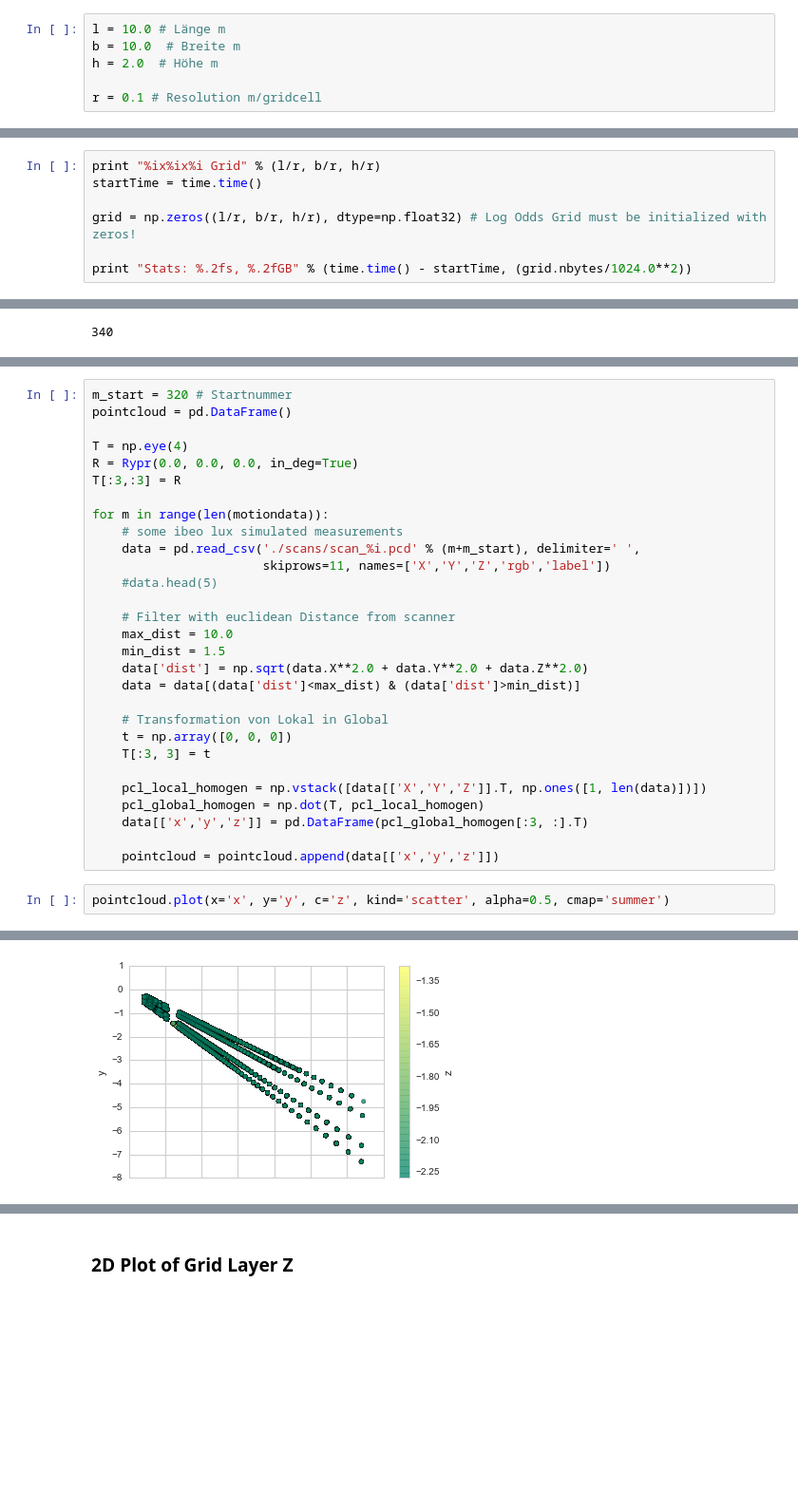
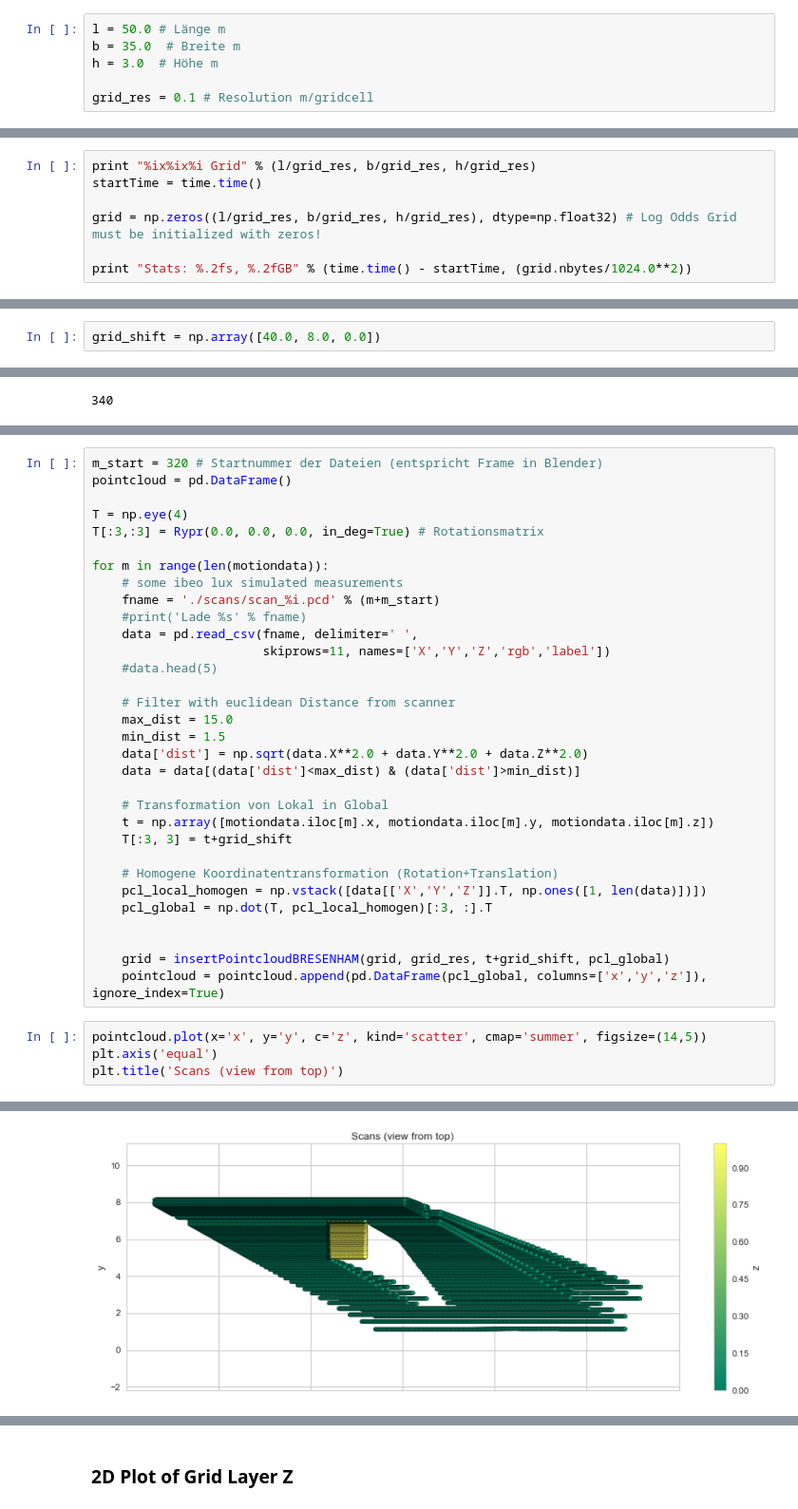
Before and after one commit to balzer82/3D-OccupancyGrid-Python, a Jupyter notebook: 3D-Occupancy-Grid-ibeo-Lux-BlenSor.ipynb, the cells around one changed output, grey strips where cells are left out. Shown at 95% size. Drawn from its saved outputs; the diff is of its cells as text; blank space fills up the shorter version.

```diff
--- a/3D-Occupancy-Grid-ibeo-Lux-BlenSor.ipynb
+++ b/3D-Occupancy-Grid-ibeo-Lux-BlenSor.ipynb
@@ -23,9 +22,9 @@ from IPython.html import widgets
 # %% [markdown]
 ### Create Empty Grid
 # %%
-l = 10.0 # Länge m
-b = 10.0  # Breite m
-h = 2.0  # Höhe m
+l = 50.0 # Länge m
+b = 35.0  # Breite m
+h = 3.0  # Höhe m
 
-r = 0.1 # Resolution m/gridcell
+grid_res = 0.1 # Resolution m/gridcell
 # %%
@@ -42,10 +41,10 @@ In order to store log(odds), we need negative values and decimal values. And `fl
 
 So let's use it!
 # %%
-print "%ix%ix%i Grid" % (l/r, b/r, h/r)
+print "%ix%ix%i Grid" % (l/grid_res, b/grid_res, h/grid_res)
 startTime = time.time()
 
-grid = np.zeros((l/r, b/r, h/r), dtype=np.float32) # Log Odds Grid must be initialized with zeros!
+grid = np.zeros((l/grid_res, b/grid_res, h/grid_res), dtype=np.float32) # Log Odds Grid must be initialized with zeros!
 
 print "Stats: %.2fs, %.2fGB" % (time.time() - startTime, (grid.nbytes/1024.0**2))
 # %% [output]
@@ -162,3 +222,5 @@ def Rypr(y, p, r, in_deg=False):
+# %%
+grid_shift = np.array([40.0, 8.0, 0.0])
 # %% [markdown]
 ### Load some Simulated Laserscanner Data
 
@@ -190,34 +255,39 @@ $$\left[\begin{matrix}x \\ y \\ z \\ 1\end{matrix}\right]_\text{Global} = \left[
 
 wobei $R$ die Rotationsmatrix ist und $t$ der Verschiebungsvektor
 # %%
-m_start = 320 # Startnummer
+m_start = 320 # Startnummer der Dateien (entspricht Frame in Blender)
 pointcloud = pd.DataFrame()
 
 T = np.eye(4)
-R = Rypr(0.0, 0.0, 0.0, in_deg=True)
-T[:3,:3] = R
+T[:3,:3] = Rypr(0.0, 0.0, 0.0, in_deg=True) # Rotationsmatrix
 
 for m in range(len(motiondata)):
     # some ibeo lux simulated measurements
-    data = pd.read_csv('./scans/scan_%i.pcd' % (m+m_start), delimiter=' ',
+    fname = './scans/scan_%i.pcd' % (m+m_start)
+    #print('Lade %s' % fname)
+    data = pd.read_csv(fname, delimiter=' ',
                        skiprows=11, names=['X','Y','Z','rgb','label'])
     #data.head(5)
 
     # Filter with euclidean Distance from scanner
-    max_dist = 10.0
+    max_dist = 15.0
     min_dist = 1.5
     data['dist'] = np.sqrt(data.X**2.0 + data.Y**2.0 + data.Z**2.0)
     data = data[(data['dist']<max_dist) & (data['dist']>min_dist)]
 
     # Transformation von Lokal in Global
-    t = np.array([0, 0, 0])
-    T[:3, 3] = t
+    t = np.array([motiondata.iloc[m].x, motiondata.iloc[m].y, motiondata.iloc[m].z])
+    T[:3, 3] = t+grid_shift
 
+    # Homogene Koordinatentransformation (Rotation+Translation)
     pcl_local_homogen = np.vstack([data[['X','Y','Z']].T, np.ones([1, len(data)])])
-    pcl_global_homogen = np.dot(T, pcl_local_homogen)
-    data[['x','y','z']] = pd.DataFrame(pcl_global_homogen[:3, :].T)
+    pcl_global = np.dot(T, pcl_local_homogen)[:3, :].T
 
-    pointcloud = pointcloud.append(data[['x','y','z']])
+
+    grid = insertPointcloudBRESENHAM(grid, grid_res, t+grid_shift, pcl_global)
+    pointcloud = pointcloud.append(pd.DataFrame(pcl_global, columns=['x','y','z']), ignore_index=True)
 # %%
-pointcloud.plot(x='x', y='y', c='z', kind='scatter', alpha=0.5, cmap='summer')
+pointcloud.plot(x='x', y='y', c='z', kind='scatter', cmap='summer', figsize=(14,5))
+plt.axis('equal')
+plt.title('Scans (view from top)')
 # %% [output]
@@ -225 +295 @@ pointcloud.plot(x='x', y='y', c='z', kind='scatter', alpha=0.5, cmap='summer')
-[figure, old version]
+[figure, new version]
```
Also changed, not shown: parts of 36 cells of this notebook, 1 other file.
